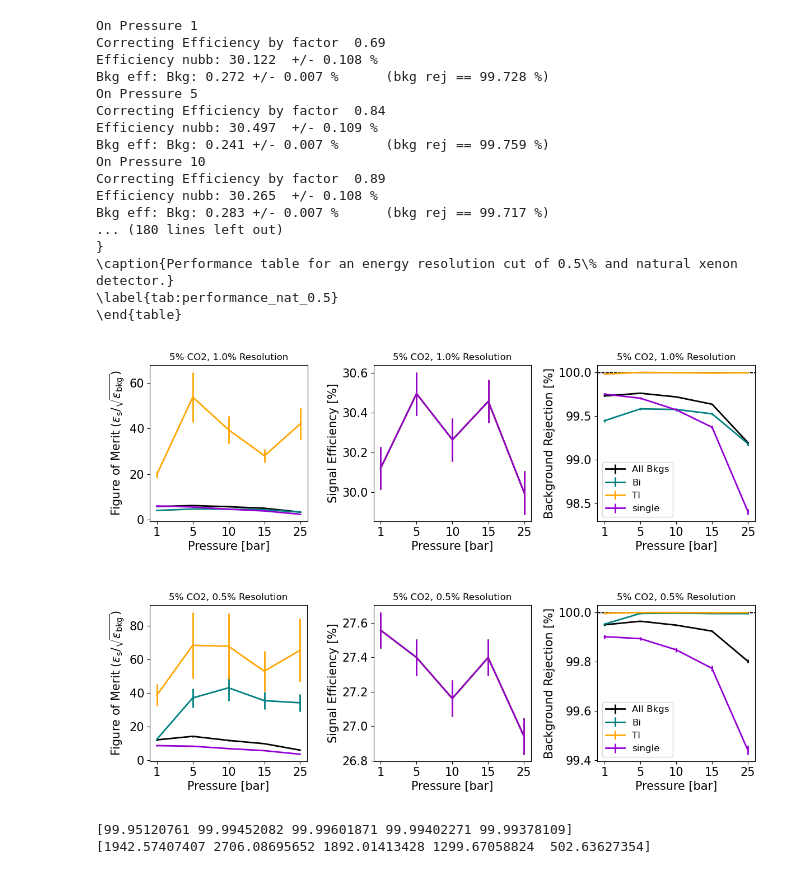
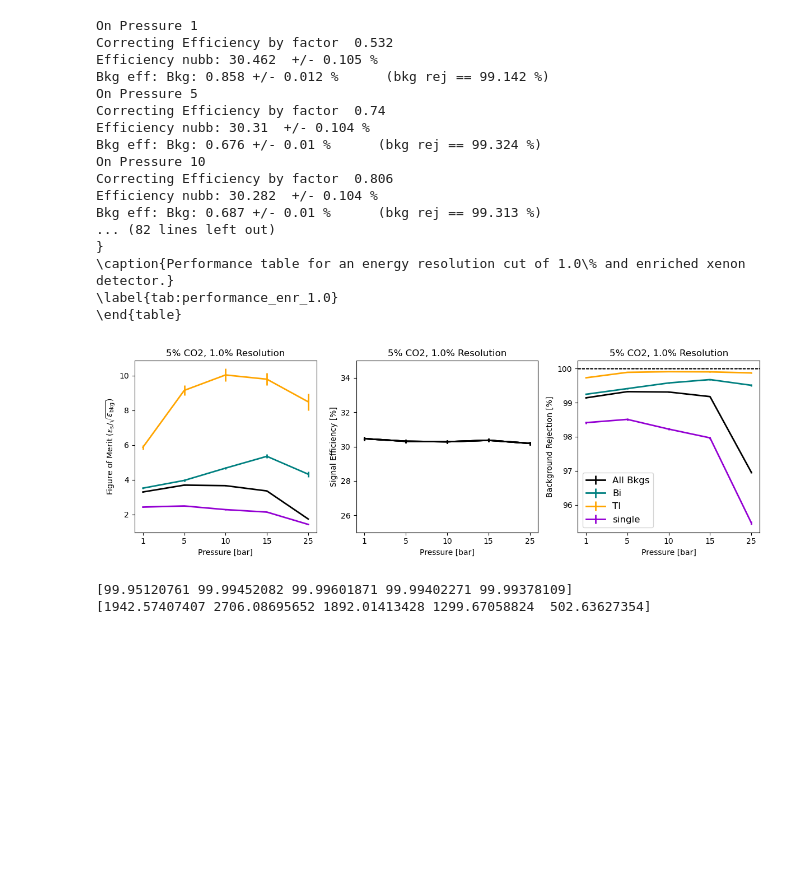
Before and after one commit to kvjmistry/ATPC, a Jupyter notebook: notebooks/TrackAnalysisPressures.ipynb, the cells around one changed output. Drawn from its saved outputs; the diff is of its cells as text; code cells hidden in the pictures; blank space fills up the shorter version.

```diff
--- a/notebooks/TrackAnalysisPressures.ipynb
+++ b/notebooks/TrackAnalysisPressures.ipynb
@@ -760,37 +794,37 @@ def ApplyContainmentCorr(eff, p, mass):
 
     if (p == 1):
         if mass == 1:
-            factor = 0.51
+            factor = 0.532
         else:
-            factor = 0.69
+            factor = 0.690
         print("Correcting Efficiency by factor ", factor)
         return eff*factor
     elif (p == 5):
         if mass == 1:
-            factor = 0.74
+            factor = 0.740
         else:
-            factor = 0.84
+            factor = 0.828
         print("Correcting Efficiency by factor ", factor)
         return eff*factor
     elif (p == 10):
         if mass == 1:
-            factor = 0.82
+            factor = 0.806
         else:
-            factor = 0.89
+            factor = 0.872
         print("Correcting Efficiency by factor ", factor)
         return eff*factor
     elif (p == 15):
         if mass == 1:
-            factor = 0.84
+            factor = 0.835
         else:
-            factor = 0.91
+            factor = 0.898
         print("Correcting Efficiency by factor ", factor)
         return eff*factor
     elif (p == 25):
         if mass == 1:
-            factor = 0.88
+            factor = 0.876
         else:
-            factor = 0.94
+            factor = 0.92
         print("Correcting Efficiency by factor ", factor)
         return eff*factor
     else:
@@ -832,8 +866,8 @@ pressures = [1, 5, 10, 15, 25]
 def Calc_FOM_err(fom, eff, eff_err, bkg, bkg_err):
     return fom*np.sqrt( (eff_err/eff)**2 + 0.25*(bkg_err/bkg)**2)
 
-# mode = "enr"
-mode = "nat"
+mode = "enr"
+# mode = "nat"
 
 if mode == "enr":
     mass = 1
@@ -875,9 +909,10 @@ def PlotPerformance(nubb_meta, num_nubb, Bkg_meta, num_Bkg, E_res, diff, col_ind
     axs[0].set_xlabel("Pressure [bar]")
     axs[0].set_ylabel(r"Figure of Merit ($\epsilon_{\mathrm{s}}/\sqrt{\epsilon_{\mathrm{bkg}}}$)")
 
-    axs[1].errorbar(pressures_label, eff, eff_err, color=cols[col_index], linewidth = 2, label =f"{labels[col_index]}")
+    axs[1].errorbar(pressures_label, eff, eff_err, color="k", linewidth = 2, label =f"{labels[col_index]}")
     axs[1].set_xlabel("Pressure [bar]")
     axs[1].set_ylabel("Signal Efficiency [%]")
+    axs[1].set_ylim(25,35)
 
     axs[2].errorbar(pressures_label, Bkg_eff, Bkg_err, color=cols[col_index], linewidth = 2, label =f"{labels[col_index]}")
     axs[2].set_xlabel("Pressure [bar]")
@@ -904,7 +939,7 @@ def PlotPerformance(nubb_meta, num_nubb, Bkg_meta, num_Bkg, E_res, diff, col_ind
 
 labels=["All Bkgs", "Bi", "Tl", "single"]
 
-for E_res in [1.0, 0.5]:
+for E_res in [1.0]:
 
     fig, axs = plt.subplots(1, 3, figsize=(12, 4))
 
@@ -919,47 +954,46 @@ for E_res in [1.0, 0.5]:
     print(r"\centering")
     print(r"\resizebox{\columnwidth}{!}{%")
     print(r"\begin{tabular}{|c|c||T|T||O|O||V|V||c|c|}")
     print(r"\hline")
     print(r"\textbf{Pressure [bar]} & \textbf{Sig. Eff [\%]} & \textbf{Bkg. Eff Bi [\%]} & \textbf{F.O.M. Bi} & \textbf{Bkg. Eff Tl [\%]} & \textbf{F.O.M. Tl} & \textbf{Bkg. Eff Single [\%]} & \textbf{F.O.M. Single} & \textbf{Bkg. Eff Tot [\%]} & \textbf{F.O.M. Tot} \\")
     print(r"\hline")
     for p, e, Bi, fBi, Tl, fTl, Sin, fSin, b, f in zip(pressures_label, eff, bkg_perf_Bi, fom_Bi, bkg_perf_Tl, fom_Tl, bkg_perf_single, fom_single, bkg_perf_all, fom_all):
         print(f"{p} & {e:.1f} & {Bi:.5f} & {fBi:.1f} & {Tl:.5f} & {fTl:.1f} & {Sin:.5f} & {fSin:.1f} & {b:.5f} & {f:.1f} \\\\")
     print(r"\hline")
     print(r"\end{tabular}")
     print(r"}")
     print(f"\\caption{{Performance table for an energy resolution cut of {E_res}\% and {mode_label} xenon detector.}}")
     print(f"\\label{{tab:performance_{mode}_{E_res}}}")
     print(r"\end{table}")
 
 
     if (E_res == 1.0):
         plt.savefig(f"../../../Projects/Atmospheric TPC/Technical Note/Images/Performance_1percent_pressure_{mode}.pdf")
         bkg_perf_all_1    = bkg_perf_all
         bkg_perf_Bi_1     = bkg_perf_Bi
         bkg_perf_Tl_1     = bkg_perf_Tl
         bkg_perf_single_1 = bkg_perf_single
     else:
         plt.savefig(f"../../../Projects/Atmospheric TPC/Technical Note/Images/Performance_0.5percent_pressure_{mode}.pdf")
 # %% [output]
 On Pressure 1
-Correcting Efficiency by factor  0.69
-Efficiency nubb: 30.122  +/- 0.108 %
-Bkg eff: Bkg: 0.272 +/- 0.007 %      (bkg rej == 99.728 %)
+Correcting Efficiency by factor  0.532
+Efficiency nubb: 30.462  +/- 0.105 %
+Bkg eff: Bkg: 0.858 +/- 0.012 %      (bkg rej == 99.142 %)
 On Pressure 5
-Correcting Efficiency by factor  0.84
-Efficiency nubb: 30.497  +/- 0.109 %
-Bkg eff: Bkg: 0.241 +/- 0.007 %      (bkg rej == 99.759 %)
+Correcting Efficiency by factor  0.74
+Efficiency nubb: 30.31  +/- 0.104 %
+Bkg eff: Bkg: 0.676 +/- 0.01 %      (bkg rej == 99.324 %)
 On Pressure 10
-Correcting Efficiency by factor  0.89
-Efficiency nubb: 30.265  +/- 0.108 %
-Bkg eff: Bkg: 0.283 +/- 0.007 %      (bkg rej == 99.717 %)
-... (180 lines left out)
+Correcting Efficiency by factor  0.806
+Efficiency nubb: 30.282  +/- 0.104 %
+Bkg eff: Bkg: 0.687 +/- 0.01 %      (bkg rej == 99.313 %)
+... (82 lines left out)
 }
-\caption{Performance table for an energy resolution cut of 0.5\% and natural xenon detector.}
-\label{tab:performance_nat_0.5}
+\caption{Performance table for an energy resolution cut of 1.0\% and enriched xenon detector.}
+\label{tab:performance_enr_1.0}
 \end{table}
-[figure, old version]
+[figure, new version]
-[figure, removed]
 # %%
 print(100* (1-bkg_perf_Bi))
 print(1/bkg_perf_all)
```
Also changed, not shown: parts of 4 cells of this notebook, 2 other files.
